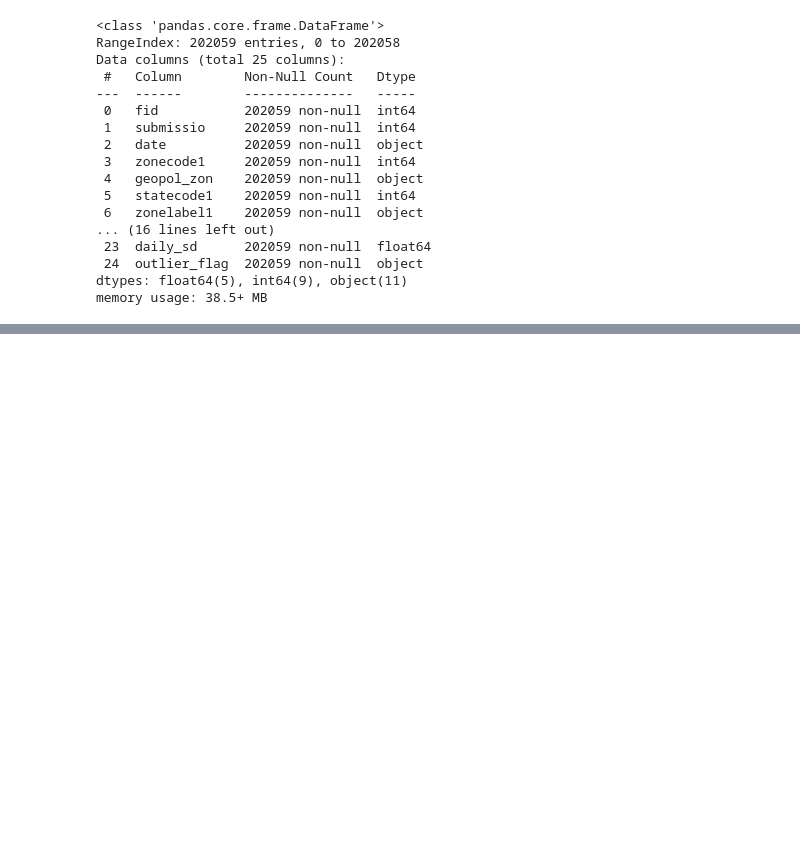
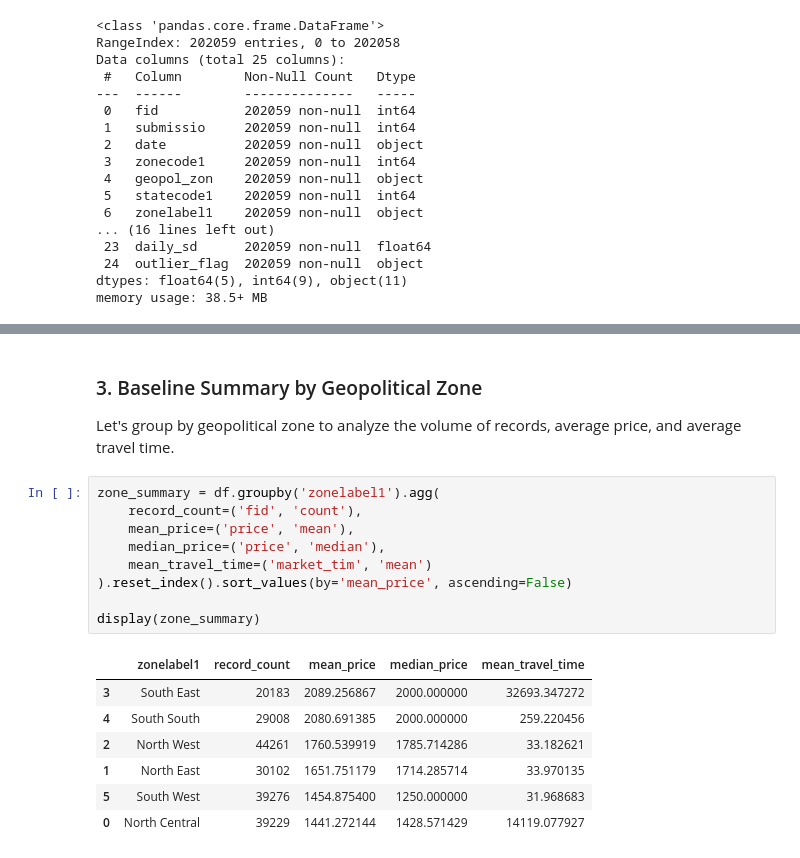
Before and after one commit to starsyntaxx/MarketIQ, a Jupyter notebook: notebooks/01_data_understanding.ipynb, the cells around one changed output, grey strips where cells are left out. Cells and saved outputs as stored; diff of their text form; blank space fills up the shorter version.

```diff
--- a/notebooks/01_data_understanding.ipynb
+++ b/notebooks/01_data_understanding.ipynb
@@ -145,0 +163,20 @@ df.describe()
+# %% [markdown]
+### 3. Baseline Summary by Geopolitical Zone
+Let's group by geopolitical zone to analyze the volume of records, average price, and average travel time.
+# %%
+zone_summary = df.groupby('zonelabel1').agg(
+    record_count=('fid', 'count'),
+    mean_price=('price', 'mean'),
+    median_price=('price', 'median'),
+    mean_travel_time=('market_tim', 'mean')
+).reset_index().sort_values(by='mean_price', ascending=False)
+
+display(zone_summary)
+# %% [output]
+|  | zonelabel1 | record_count | mean_price | median_price | mean_travel_time |
+| 3 | South East | 20183 | 2089.256867 | 2000.000000 | 32693.347272 |
+| 4 | South South | 29008 | 2080.691385 | 2000.000000 | 259.220456 |
+| 2 | North West | 44261 | 1760.539919 | 1785.714286 | 33.182621 |
+| 1 | North East | 30102 | 1651.751179 | 1714.285714 | 33.970135 |
+| 5 | South West | 39276 | 1454.875400 | 1250.000000 | 31.968683 |
+| 0 | North Central | 39229 | 1441.272144 | 1428.571429 | 14119.077927 |
```
Also changed, not shown: parts of 7 cells of this notebook.
